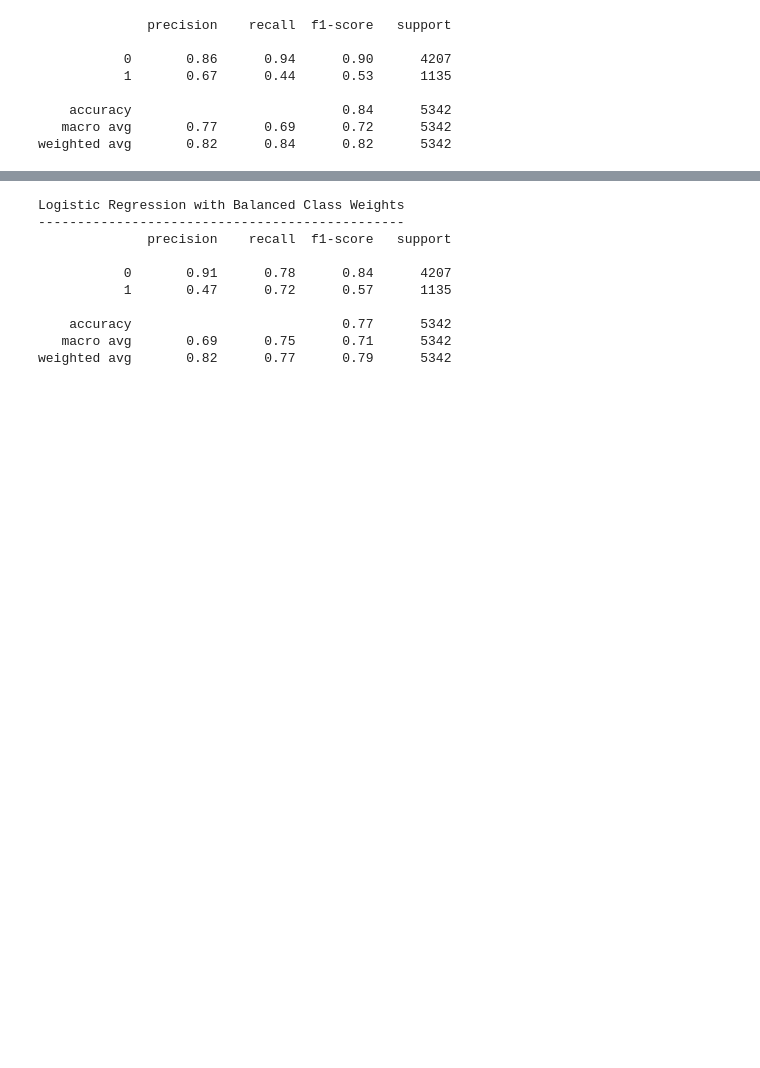
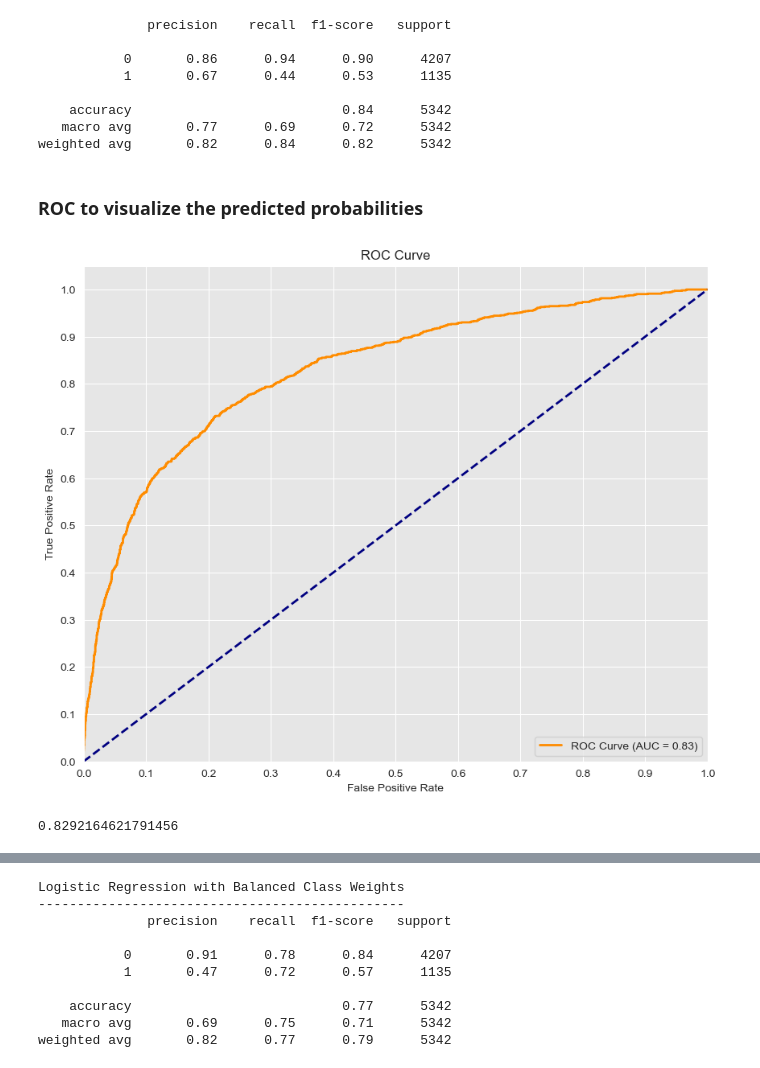
Before and after one commit to jnnjogu/H1N1-influenza, a Jupyter notebook: project.ipynb, the cells around one changed output, grey strips where cells are left out. Cells and saved outputs as stored; diff of their text form; code cells hidden in the pictures; blank space fills up the shorter version.

Commit message:
Added the ROC curve function for visualization

```diff
--- a/project.ipynb
+++ b/project.ipynb
@@ -509,4 +504,54 @@ From this initial model with values 0 -  representing those who did not get the
     accuracy                           0.84      5342
    macro avg       0.77      0.69      0.72      5342
 weighted avg       0.82      0.84      0.82      5342
+# %% [markdown]
+### ROC to visualize the predicted probabilities
+# %%
+# Here we will create a function to rightly  check the ROC_AUC values on the ROC graph
+def draw_roc_curve_with_proba(model, X_test, y_test, title="ROC Curve"):
+    """
+    Plots the ROC curve using predicted probabilities and returns the AUC score.
+
+    Parameters:
+    - model: trained classification model (must have .predict_proba)
+    - X_test: test features
+    - y_test: true labels
+    - title: title for the plot
+
+    Returns:
+    - AUC score (float)
+    """
+    # Get predicted probabilities for the positive class (usually class 1)
+    y_probs = model.predict_proba(X_test)[:, 1]
+
+    # Compute FPR, TPR, and thresholds
+    fpr, tpr, _ = roc_curve(y_test, y_probs)
+
+    # Compute AUC
+    auc_score = roc_auc_score(y_test, y_probs)
+
+    # Plot
+    sns.set_style('darkgrid', {'axes.facecolor': '0.9'})
+    plt.figure(figsize=(10, 8))
+    plt.plot(fpr, tpr, color='darkorange', lw=2, label=f'ROC Curve (AUC = {auc_score:.2f})')
+    plt.plot([0, 1], [0, 1], color='navy', lw=2, linestyle='--')
+    plt.xlim([0.0, 1.0])
+    plt.ylim([0.0, 1.05])
+    plt.xticks([i/10.0 for i in range(11)])
+    plt.yticks([i/10.0 for i in range(11)])
+    plt.xlabel('False Positive Rate')
+    plt.ylabel('True Positive Rate')
+    plt.title(title)
+    plt.legend(loc='lower right')
+    plt.show()
+
+    return auc_score
+
+
+    return auc_score
+
+draw_roc_curve_with_proba(initial_model, X_test, y_test,title="ROC Curve")
+# %% [output]
+[figure, added]
+0.8292164621791456
 # %% [markdown]
```
Also changed, not shown: parts of 11 cells of this notebook.
